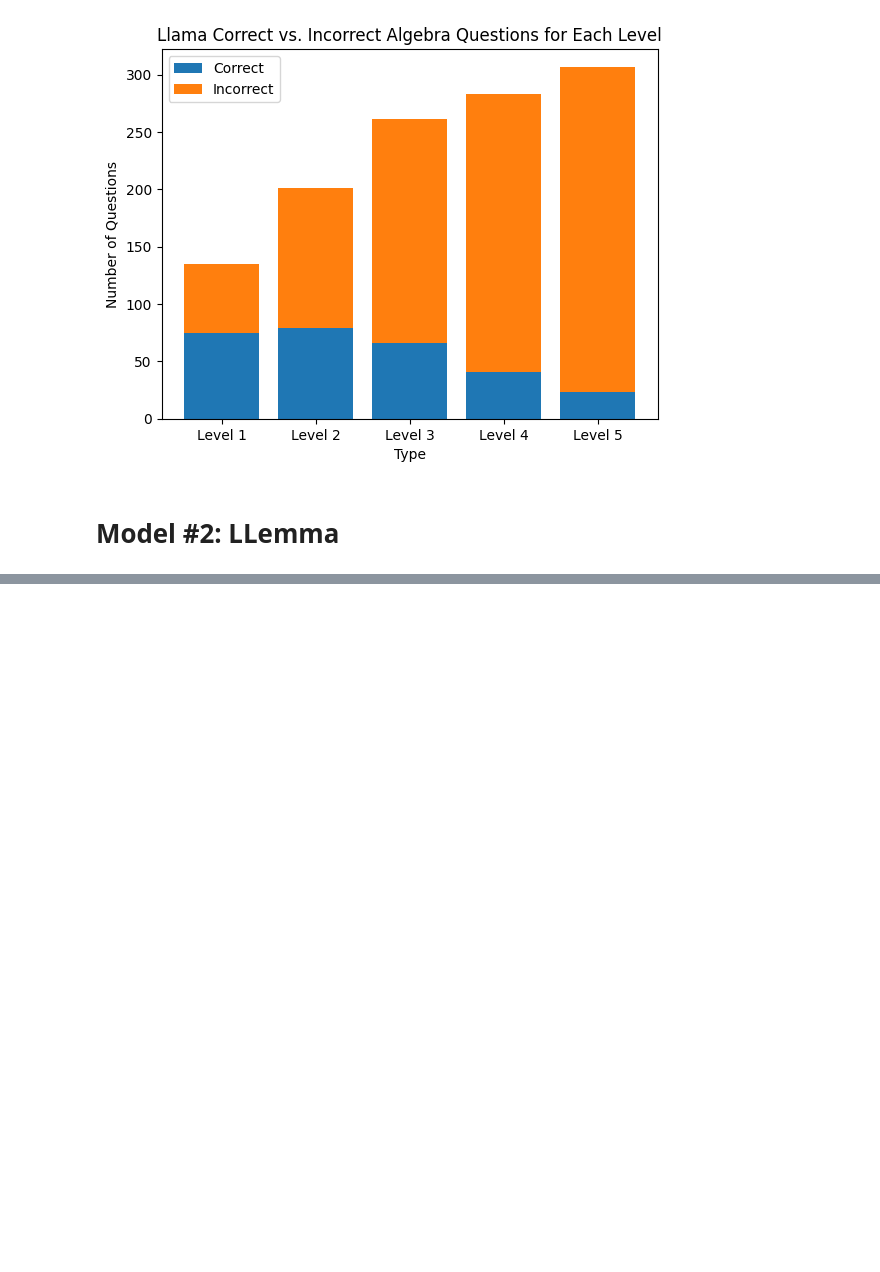
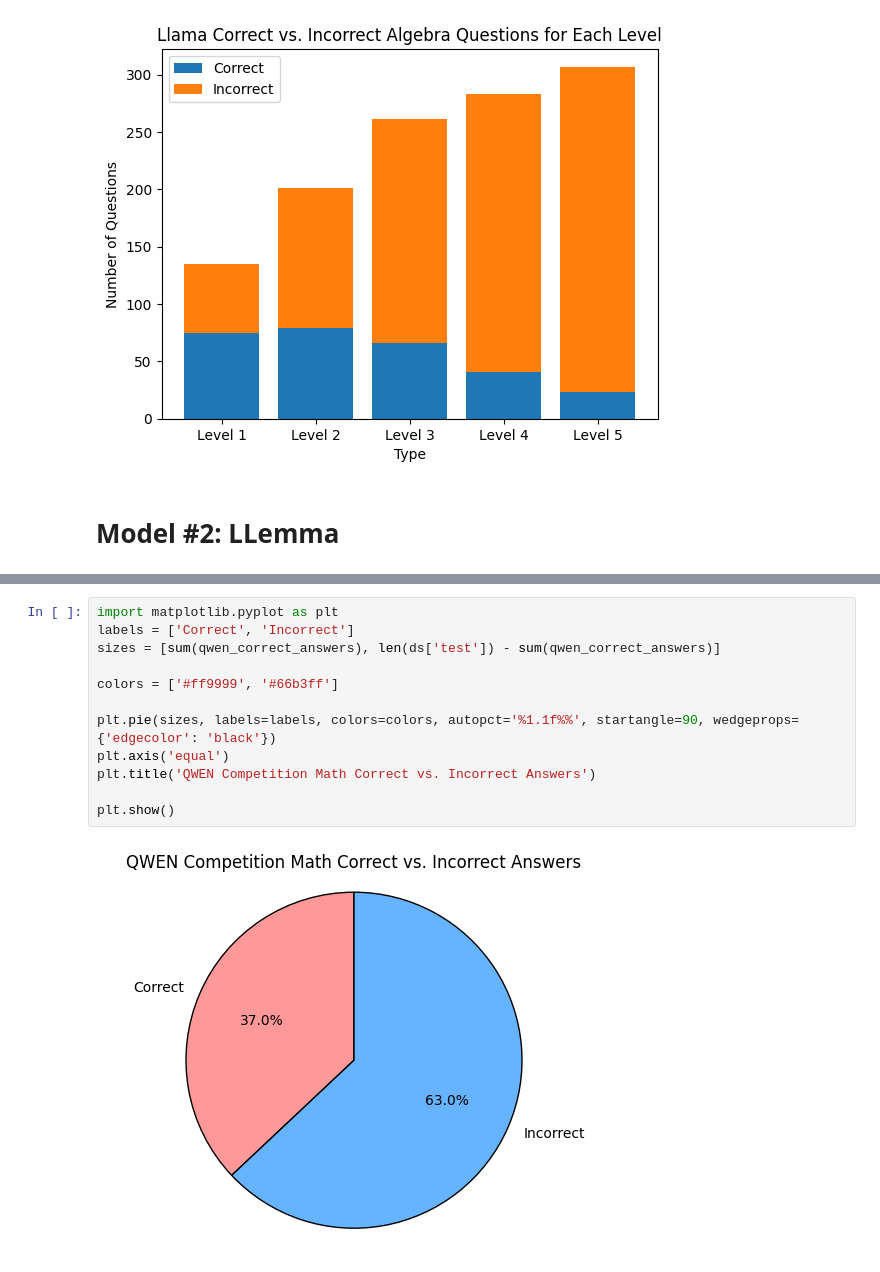
Before and after one commit to knazarali3/cs6220_math_group2, a Jupyter notebook: Inference.ipynb, the cells around one changed output, grey strips where cells are left out. Cells and saved outputs as stored; diff of their text form; blank space fills up the shorter version.

```diff
--- a/Inference.ipynb
+++ b/Inference.ipynb
@@ -143,0 +230,14 @@ plt.show()
+# %%
+import matplotlib.pyplot as plt
+labels = ['Correct', 'Incorrect']
+sizes = [sum(qwen_correct_answers), len(ds['test']) - sum(qwen_correct_answers)]
+
+colors = ['#ff9999', '#66b3ff']
+
+plt.pie(sizes, labels=labels, colors=colors, autopct='%1.1f%%', startangle=90, wedgeprops={'edgecolor': 'black'})
+plt.axis('equal')
+plt.title('QWEN Competition Math Correct vs. Incorrect Answers')
+
+plt.show()
+# %% [output]
+[figure, added]
```
Also changed, not shown: parts of 22 cells of this notebook.
